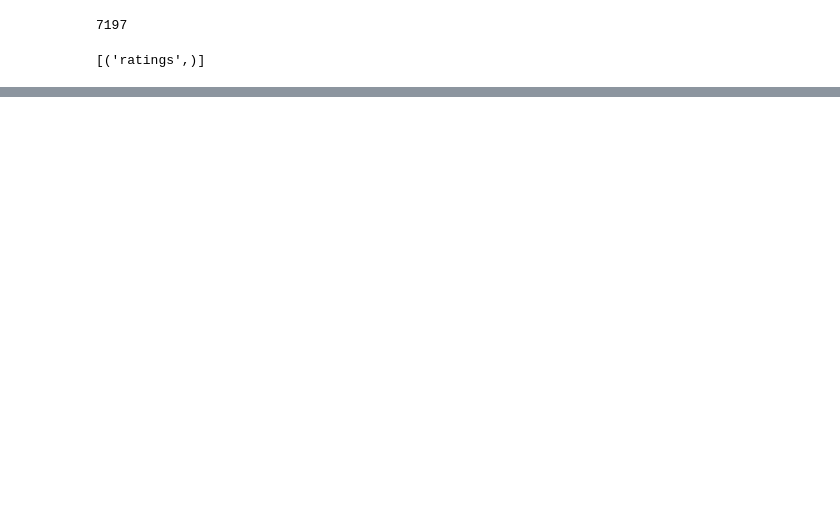
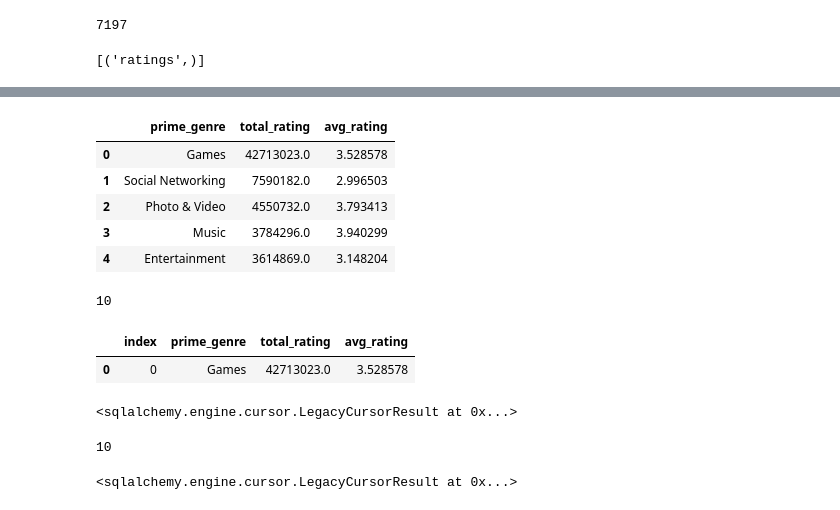
Before and after one commit to Ironhack-Data-Madrid-Octubre-2023/apuntes_clase, a Jupyter notebook: semana_3/3.1 - SQL en python.ipynb, the cells around one changed output, grey strips where cells are left out. Cells and saved outputs as stored; diff of their text form; code cells hidden in the pictures; blank space fills up the shorter version.

```diff
--- a/semana_3/3.1 - SQL en python.ipynb
+++ b/semana_3/3.1 - SQL en python.ipynb
@@ -336,0 +399,66 @@ cursor.execute('show tables;').fetchall()   # tablas de la db
+# %%
+query = '''
+
+select prime_genre,
+       sum(rating_count_tot) as total_rating,
+       avg(user_rating) as avg_rating
+
+    from ratings
+
+    where price=0
+
+    group by prime_genre
+
+    order by total_rating desc
+
+    limit 10;
+
+;
+'''
+
+
+
+datos = pd.read_sql(query, cursor)
+
+datos.head()
+# %% [output]
+|  | prime_genre | total_rating | avg_rating |
+| 0 | Games | 42713023.0 | 3.528578 |
+| 1 | Social Networking | 7590182.0 | 2.996503 |
+| 2 | Photo & Video | 4550732.0 | 3.793413 |
+| 3 | Music | 3784296.0 | 3.940299 |
+| 4 | Entertainment | 3614869.0 | 3.148204 |
+# %%
+datos.to_sql(name='generos', con=cursor)
+# %% [output]
+10
+# %%
+pd.read_sql('select * from generos limit 1;', cursor)
+# %% [output]
+|  | index | prime_genre | total_rating | avg_rating |
+| 0 | 0 | Games | 42713023.0 | 3.528578 |
+# %%
+# añadir PK, convierte la columna id en primary key
+
+cursor.execute('alter table ratings add primary key (id);')
+# %% [output]
+<sqlalchemy.engine.cursor.LegacyCursorResult at 0x...>
+# %%
+datos=pd.read_sql('''select *
+
+                     from ratings
+
+                     where price=0
+
+                     limit 10;''', cursor)
+
+
+datos.to_sql(name='freeapps', con=cursor, if_exists='replace', index=False)
+# %% [output]
+10
+# %%
+query = 'alter table freeapps add foreign key (id) references ratings(id);'
+
+cursor.execute(query)
+# %% [output]
+<sqlalchemy.engine.cursor.LegacyCursorResult at 0x...>
```
Also changed, not shown: parts of 21 cells of this notebook.
